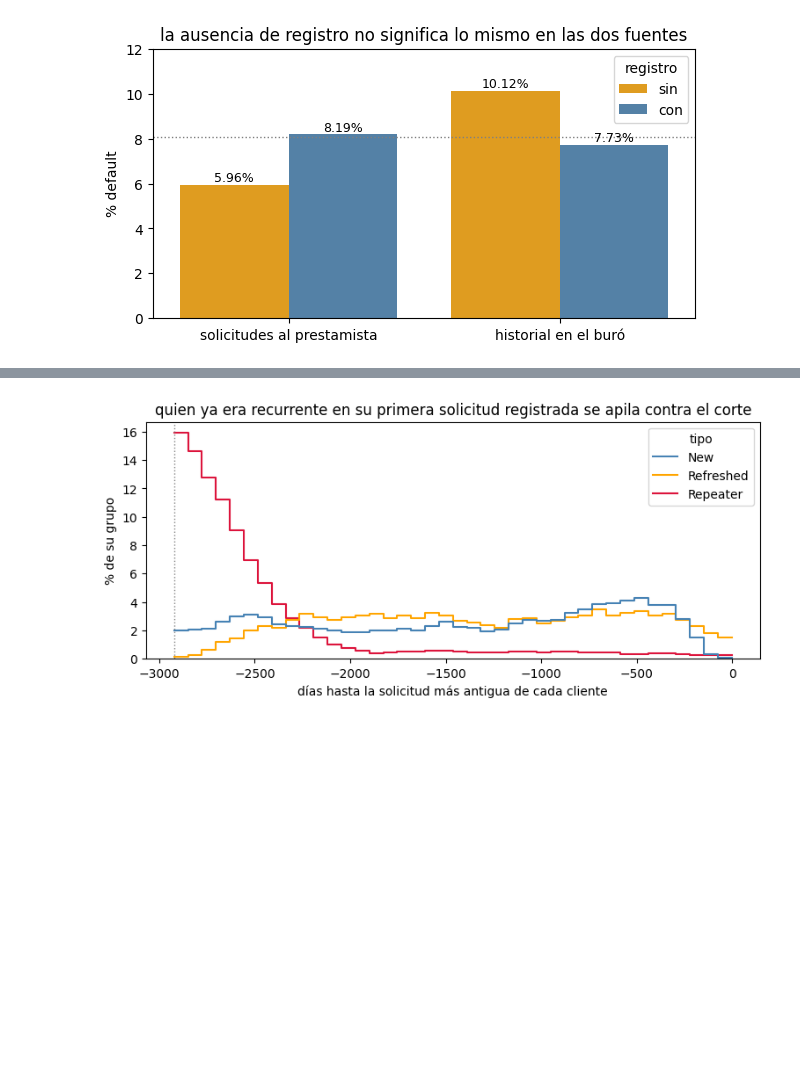
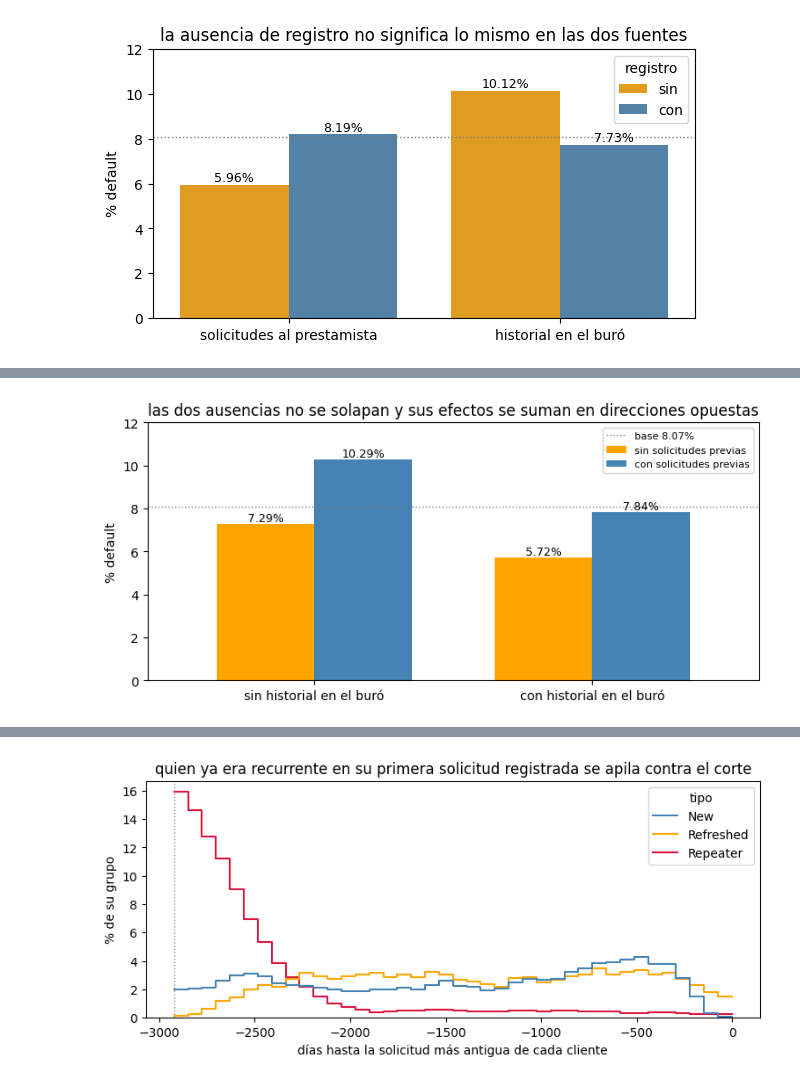
Before and after one commit to yeraybc/home-credit-default-risk, a Jupyter notebook: notebooks/04_eda_previous_application.ipynb, the cells around one changed output, grey strips where cells are left out. Cells and saved outputs as stored; diff of their text form; code cells hidden in the pictures; blank space fills up the shorter version.

```diff
--- a/notebooks/04_eda_previous_application.ipynb
+++ b/notebooks/04_eda_previous_application.ipynb
@@ -97,3 +95,17 @@ ax.set(xlabel="", ylabel="% default", ylim=(0, 12),
 plt.show()
 # %% [output]
 [figure]
+# %%
+# ¿son la misma ausencia? si lo fueran sobraría una de las dos banderas, como pasó con las
+# consultas al buró de la solicitud actual, que solapaban un 94,32% con no tener historial
+cruce = train.groupby([tiene_bureau, tiene_prev], observed=True)["TARGET"].agg(
+    clientes="size", tasa="mean")
+cruce["% default"] = (cruce.pop("tasa") * 100).round(2)
+cruce.index = cruce.index.set_names(["historial en el buró", "solicitudes previas"])
+display(cruce)
+
+v = (chi2_contingency(pd.crosstab(tiene_bureau, tiene_prev))[0] / len(train)) ** 0.5
+sin_ambas = (~tiene_bureau) & (~tiene_prev)
+print(f"V de Cramér entre las dos ausencias: {v:.4f} | clientes sin ninguna de las dos fuentes: "
+      f"{sin_ambas.sum():,} ({sin_ambas.mean() * 100:.2f}%), con {train.loc[sin_ambas, 'TARGET'].mean() * 100:.2f}% "
+      "de default")
@@ -100,3 +120,20 @@ plt.show()
+# %%
+fig, ax = plt.subplots(figsize=(7.5, 3.6))
+tabla = cruce["% default"].unstack()
+tabla.index = ["sin historial en el buró", "con historial en el buró"]
+tabla.columns = ["sin solicitudes previas", "con solicitudes previas"]
+tabla.plot.bar(ax=ax, color=["orange", COLOR_NODEF], rot=0, width=0.7)
+for c in ax.containers:
+    ax.bar_label(c, fmt="%.2f%%", fontsize=9)
+ax.axhline(train["TARGET"].mean() * 100, color="gray", ls=":", lw=1,
+           label=f"base {train['TARGET'].mean() * 100:.2f}%")
+ax.set(ylabel="% default", xlabel="", ylim=(0, 12),
+       title="las dos ausencias no se solapan y sus efectos se suman en direcciones opuestas")
+ax.legend(fontsize=8)
+plt.tight_layout()
+plt.show()
+# %% [output]
+[figure, added]
 # %%
 # ¿veo todas las solicitudes de cada cliente o solo un tramo? la más antigua lo delata: si en ella
 # el cliente ya constaba como recurrente, hubo solicitudes anteriores que no están en la tabla
```
Also changed, not shown: parts of 117 cells of this notebook.
